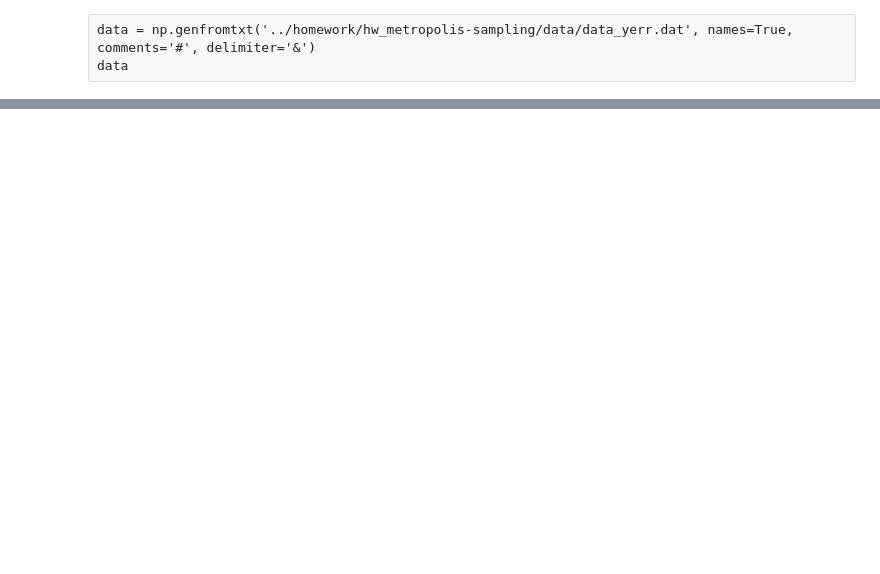
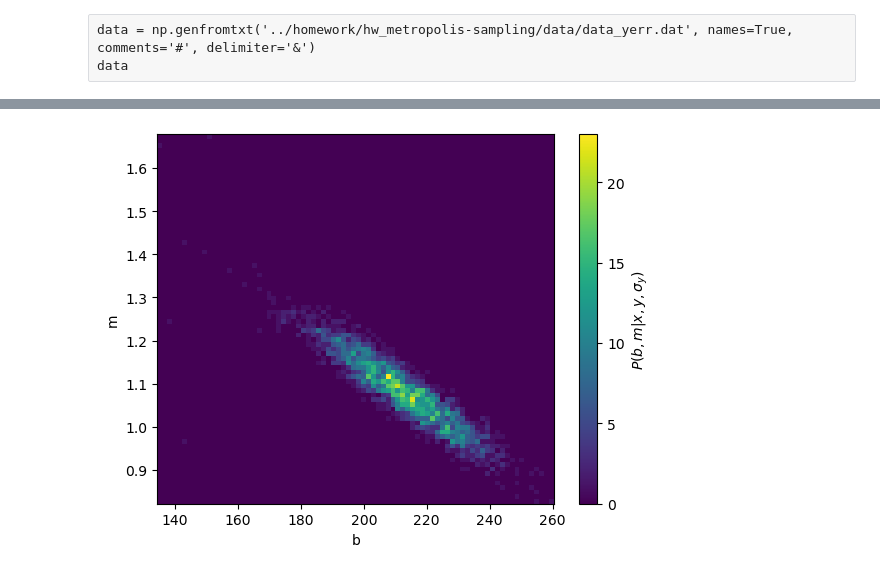
Before and after one commit to wrighj26/scicomp2_F25_wright, a Jupyter notebook: my_work/HW4_Julia_Wright.ipynb, the cells around one changed output, grey strips where cells are left out. Drawn from its saved outputs; the diff is of its cells as text; code cells hidden in the pictures; blank space fills up the shorter version.

```diff
--- a/my_work/HW4_Julia_Wright.ipynb
+++ b/my_work/HW4_Julia_Wright.ipynb
@@ -185,0 +127,8 @@ print(np.shape(chainb))
+# %%
+plt.hist2d(chainb, chainm, bins=80)
+plt.xlabel('b')
+plt.ylabel('m')
+plt.colorbar(label=r'$P(b,m|x,y,\sigma_y)$')
+plt.show()
+# %% [output]
+[figure, added]
```
Also changed, not shown: parts of 28 cells of this notebook, 26 other files.
